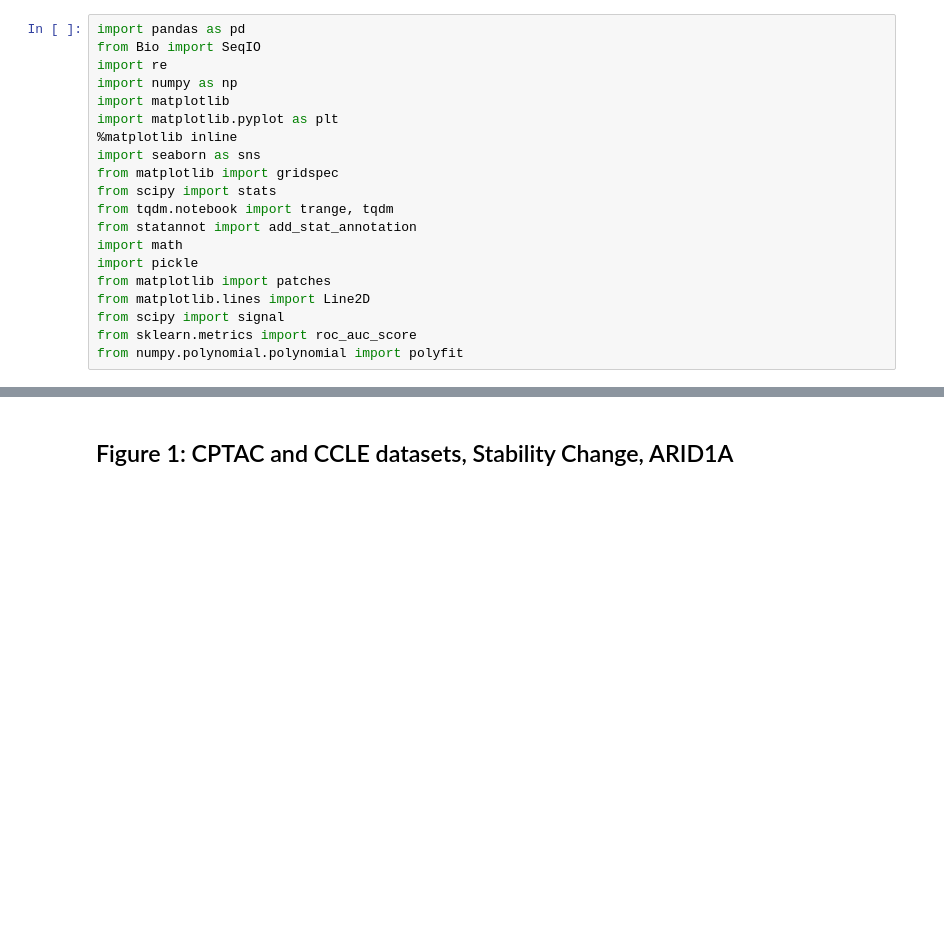
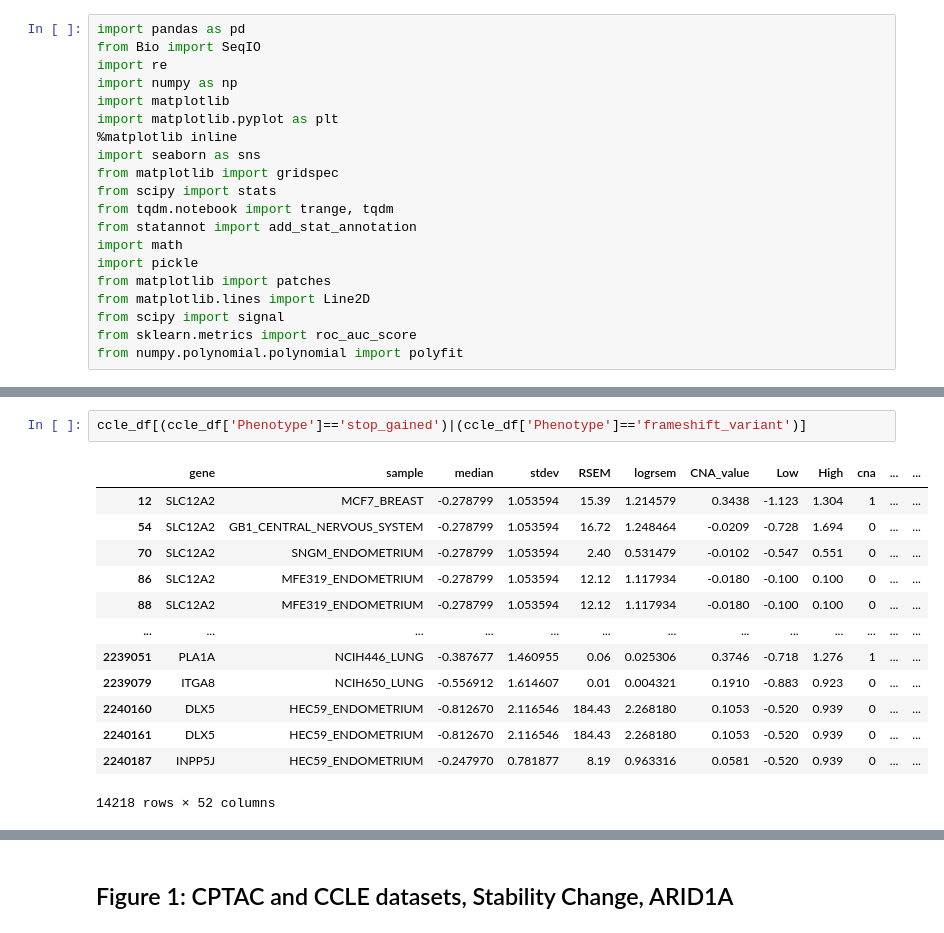
Before and after one commit to msguixe/TFM_MSG, a Jupyter notebook: Figures TFM.ipynb, the cells around one changed output, grey strips where cells are left out. Saved outputs shown, nothing was run; the diff lists cells and outputs as text; blank space fills up the shorter version.

```diff
--- a/Figures TFM.ipynb
+++ b/Figures TFM.ipynb
@@ -85,0 +95,16 @@ Add disrupting cterm degron column
+# %%
+ccle_df[(ccle_df['Phenotype']=='stop_gained')|(ccle_df['Phenotype']=='frameshift_variant')]
+# %% [output]
+|  | gene | sample | median | stdev | RSEM | logrsem | CNA_value | Low | High | cna | ... | ... |
+| 12 | SLC12A2 | MCF7_BREAST | -0.278799 | 1.053594 | 15.39 | 1.214579 | 0.3438 | -1.123 | 1.304 | 1 | ... | ... |
+| 54 | SLC12A2 | GB1_CENTRAL_NERVOUS_SYSTEM | -0.278799 | 1.053594 | 16.72 | 1.248464 | -0.0209 | -0.728 | 1.694 | 0 | ... | ... |
+| 70 | SLC12A2 | SNGM_ENDOMETRIUM | -0.278799 | 1.053594 | 2.40 | 0.531479 | -0.0102 | -0.547 | 0.551 | 0 | ... | ... |
+| 86 | SLC12A2 | MFE319_ENDOMETRIUM | -0.278799 | 1.053594 | 12.12 | 1.117934 | -0.0180 | -0.100 | 0.100 | 0 | ... | ... |
+| 88 | SLC12A2 | MFE319_ENDOMETRIUM | -0.278799 | 1.053594 | 12.12 | 1.117934 | -0.0180 | -0.100 | 0.100 | 0 | ... | ... |
+| ... | ... | ... | ... | ... | ... | ... | ... | ... | ... | ... | ... | ... |
+| 2239051 | PLA1A | NCIH446_LUNG | -0.387677 | 1.460955 | 0.06 | 0.025306 | 0.3746 | -0.718 | 1.276 | 1 | ... | ... |
+| 2239079 | ITGA8 | NCIH650_LUNG | -0.556912 | 1.614607 | 0.01 | 0.004321 | 0.1910 | -0.883 | 0.923 | 0 | ... | ... |
+| 2240160 | DLX5 | HEC59_ENDOMETRIUM | -0.812670 | 2.116546 | 184.43 | 2.268180 | 0.1053 | -0.520 | 0.939 | 0 | ... | ... |
+| 2240161 | DLX5 | HEC59_ENDOMETRIUM | -0.812670 | 2.116546 | 184.43 | 2.268180 | 0.1053 | -0.520 | 0.939 | 0 | ... | ... |
+| 2240187 | INPP5J | HEC59_ENDOMETRIUM | -0.247970 | 0.781877 | 8.19 | 0.963316 | 0.0581 | -0.520 | 0.939 | 0 | ... | ... |
+14218 rows × 52 columns
```
Also changed, not shown: parts of 8 cells of this notebook, 4 other files.
